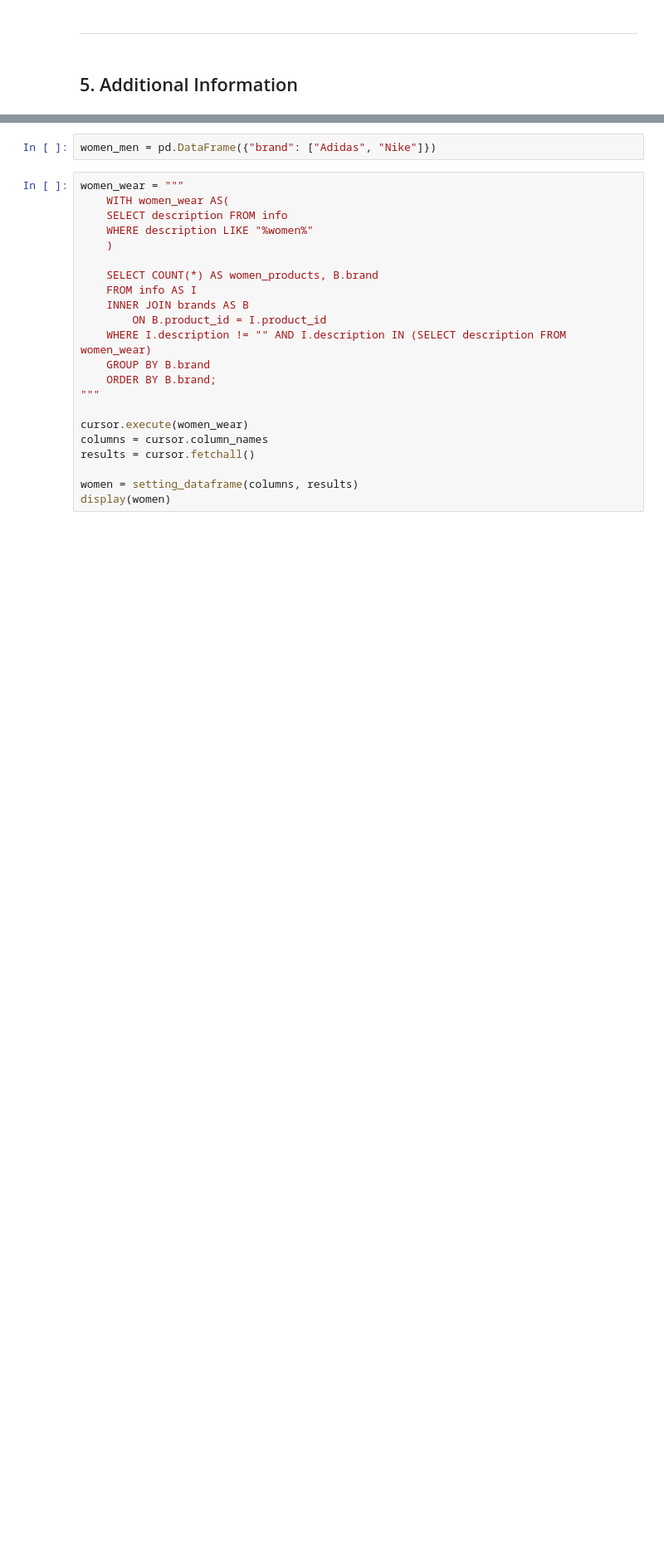
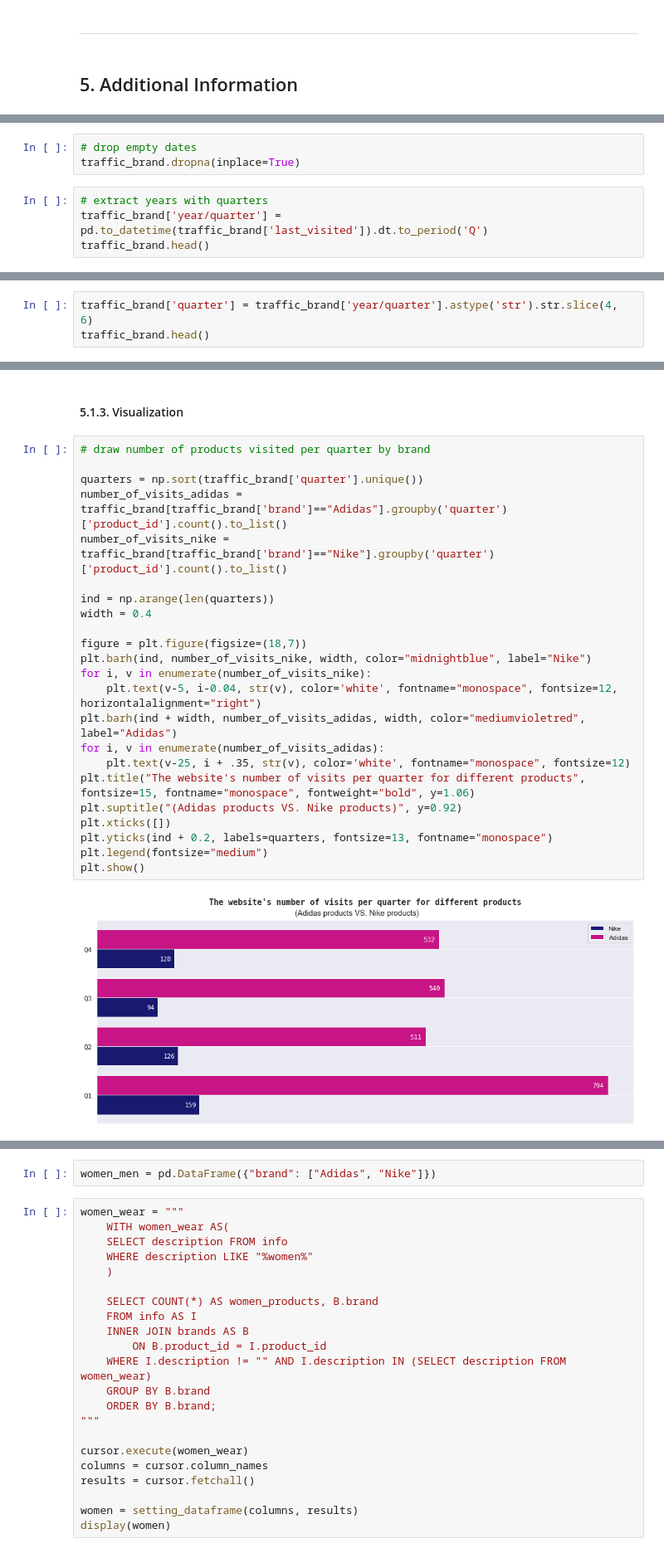
Before and after one commit to mennamamdouh/Optimizing-Online-Sports-Retail-Revenue, a Jupyter notebook: Optimizing Online Sports Retail Revenue.ipynb, the cells around one changed output, grey strips where cells are left out. Shown at 83% size. Saved outputs shown, nothing was run; the diff lists cells and outputs as text; blank space fills up the shorter version.

```diff
--- a/Optimizing Online Sports Retail Revenue.ipynb
+++ b/Optimizing Online Sports Retail Revenue.ipynb
@@ -731,0 +805,7 @@ plt.show()
+# %%
+# drop empty dates
+traffic_brand.dropna(inplace=True)
+# %%
+# extract years with quarters
+traffic_brand['year/quarter'] = pd.to_datetime(traffic_brand['last_visited']).dt.to_period('Q')
+traffic_brand.head()
@@ -731,0 +819,3 @@ plt.show()
+# %%
+traffic_brand['quarter'] = traffic_brand['year/quarter'].astype('str').str.slice(4, 6)
+traffic_brand.head()
@@ -731,0 +829,27 @@ plt.show()
+# %% [markdown]
+#### 5.1.3. Visualization ####
+# %%
+# draw number of products visited per quarter by brand
+
+quarters = np.sort(traffic_brand['quarter'].unique())
+number_of_visits_adidas = traffic_brand[traffic_brand['brand']=="Adidas"].groupby('quarter')['product_id'].count().to_list()
+number_of_visits_nike = traffic_brand[traffic_brand['brand']=="Nike"].groupby('quarter')['product_id'].count().to_list()
+
+ind = np.arange(len(quarters))
+width = 0.4
+
+figure = plt.figure(figsize=(18,7))
+plt.barh(ind, number_of_visits_nike, width, color="midnightblue", label="Nike")
+for i, v in enumerate(number_of_visits_nike):
+    plt.text(v-5, i-0.04, str(v), color='white', fontname="monospace", fontsize=12, horizontalalignment="right")
+plt.barh(ind + width, number_of_visits_adidas, width, color="mediumvioletred", label="Adidas")
+for i, v in enumerate(number_of_visits_adidas):
+    plt.text(v-25, i + .35, str(v), color='white', fontname="monospace", fontsize=12)
+plt.title("The website's number of visits per quarter for different products", fontsize=15, fontname="monospace", fontweight="bold", y=1.06)
+plt.suptitle("(Adidas products VS. Nike products)", y=0.92)
+plt.xticks([])
+plt.yticks(ind + 0.2, labels=quarters, fontsize=13, fontname="monospace")
+plt.legend(fontsize="medium")
+plt.show()
+# %% [output]
+[figure, added]
```
Also changed, not shown: parts of 35 cells of this notebook.
